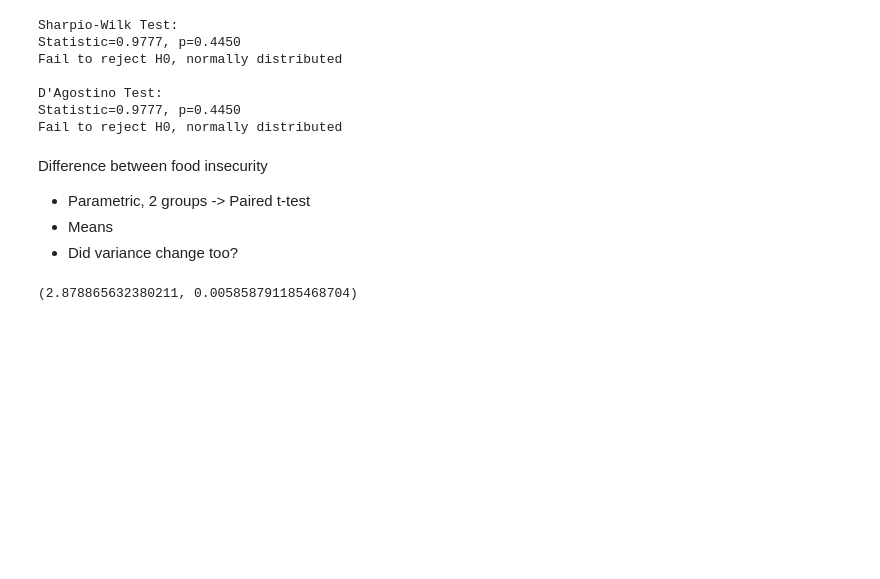
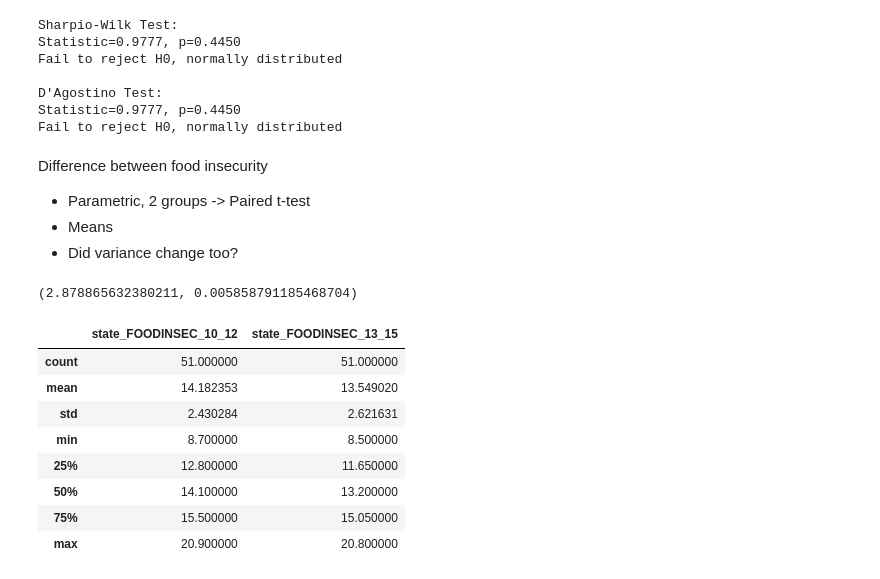
Before and after one commit to chriscross00/projects, a Jupyter notebook: food_security/notebooks/stats.ipynb, the cells around one changed output. Saved outputs shown, nothing was run; the diff lists cells and outputs as text; code cells hidden in the pictures; blank space fills up the shorter version.

```diff
--- a/food_security/notebooks/stats.ipynb
+++ b/food_security/notebooks/stats.ipynb
@@ -95,3 +81,15 @@ stat, p = stats.ttest_rel(regression_short['state_FOODINSEC_10_12'],
 stat, p
 # %% [output]
 (2.878865632380211, 0.005858791185468704)
+# %%
+regression_short[['state_FOODINSEC_10_12', 'state_FOODINSEC_13_15']].describe()
+# %% [output]
+|  | state_FOODINSEC_10_12 | state_FOODINSEC_13_15 |
+| count | 51.000000 | 51.000000 |
+| mean | 14.182353 | 13.549020 |
+| std | 2.430284 | 2.621631 |
+| min | 8.700000 | 8.500000 |
+| 25% | 12.800000 | 11.650000 |
+| 50% | 14.100000 | 13.200000 |
+| 75% | 15.500000 | 15.050000 |
+| max | 20.900000 | 20.800000 |
```
Also changed, not shown: parts of 1 cell of this notebook.
